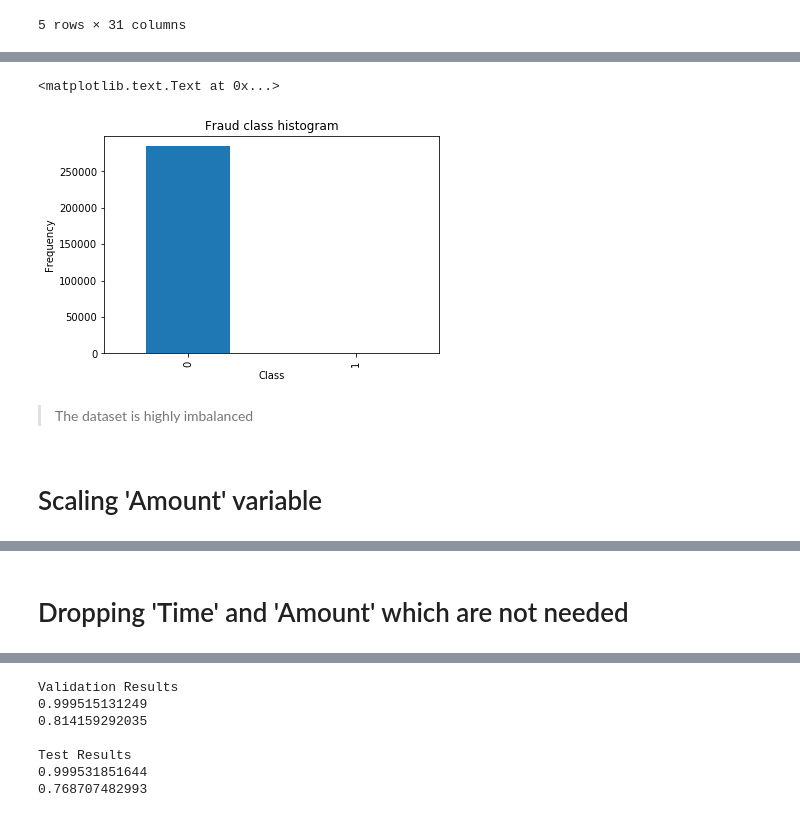
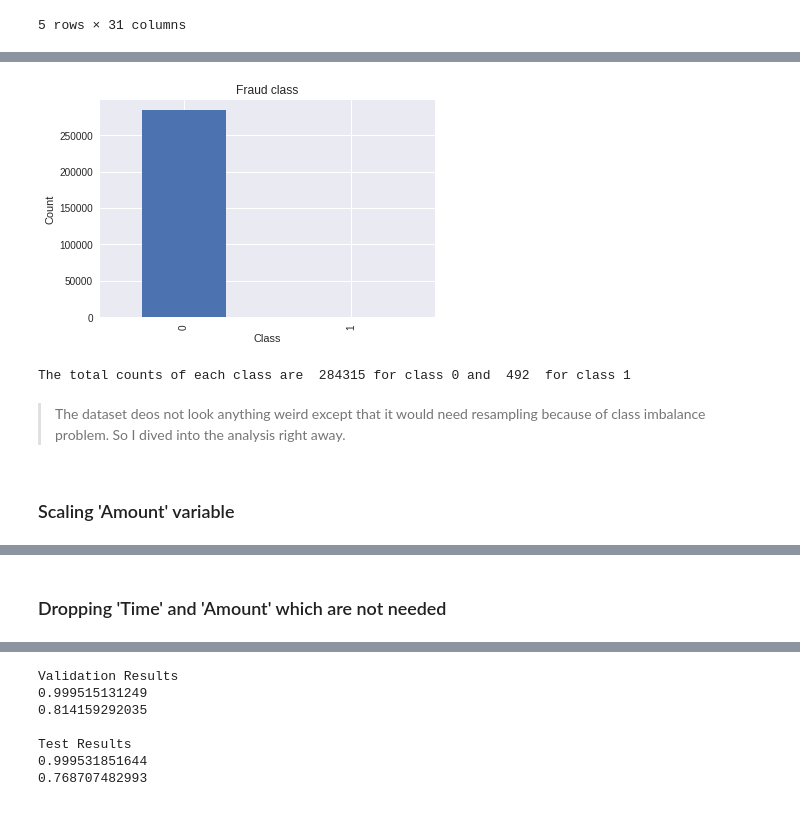
Before and after one commit to wonkim0512/DM, a Jupyter notebook: kaggle/Credit Card Fraud Detection/Credit Card Detection.ipynb, the cells around one changed output, grey strips where cells are left out. Cells and saved outputs as stored; diff of their text form; code cells hidden in the pictures.

```diff
--- a/kaggle/Credit Card Fraud Detection/Credit Card Detection.ipynb
+++ b/kaggle/Credit Card Fraud Detection/Credit Card Detection.ipynb
@@ -28,16 +76,18 @@ df.tail()
 # %%
-count_classes = pd.value_counts(df['Class'], sort = True).sort_index()
+count_classes = pd.value_counts(df.Class)
 count_classes.plot(kind = 'bar')
-plt.title("Fraud class histogram")
+plt.title("Fraud class")
 plt.xlabel("Class")
-plt.ylabel("Frequency")
+plt.ylabel("Count")
+plt.show()
+print("The total counts of each class are ", count_classes[0], "for class 0 and ", count_classes[1]," for class 1")
 # %% [output]
+[figure, new version]
-<matplotlib.text.Text at 0x...>
+The total counts of each class are  284315 for class 0 and  492  for class 1
-[figure, old version]
-# %% [markdown]
-> The dataset is highly imbalanced
+# %% [markdown]
+> The dataset deos not look anything weird except that it would need resampling because of class imbalance problem. So I dived into the analysis right away.
 # %% [markdown]
-# Scaling 'Amount' variable
+### Scaling 'Amount' variable
 # %%
 df['scaledAmount'] = (df['Amount'] - df['Amount'].mean()) / df['Amount'].std()
 scaled_df = df.copy()
@@ -51,7 +101,7 @@ scaled_df.tail()
 | 284806 | 172792.0 | -0.533413 | -0.189733 | 0.703337 | -0.506271 | -0.012546 | -0.649617 | 1.577006 | -0.414650 | 0.486180 | ... | ... |
 5 rows × 32 columns
 # %% [markdown]
-# Dropping 'Time' and 'Amount' which are not needed
+### Dropping 'Time' and 'Amount' which are not needed
 # %%
 preproceesed_df = scaled_df.drop(['Time', 'Amount'], axis = 1)
 preproceesed_df.tail()
```
Also changed, not shown: parts of 20 cells of this notebook.
